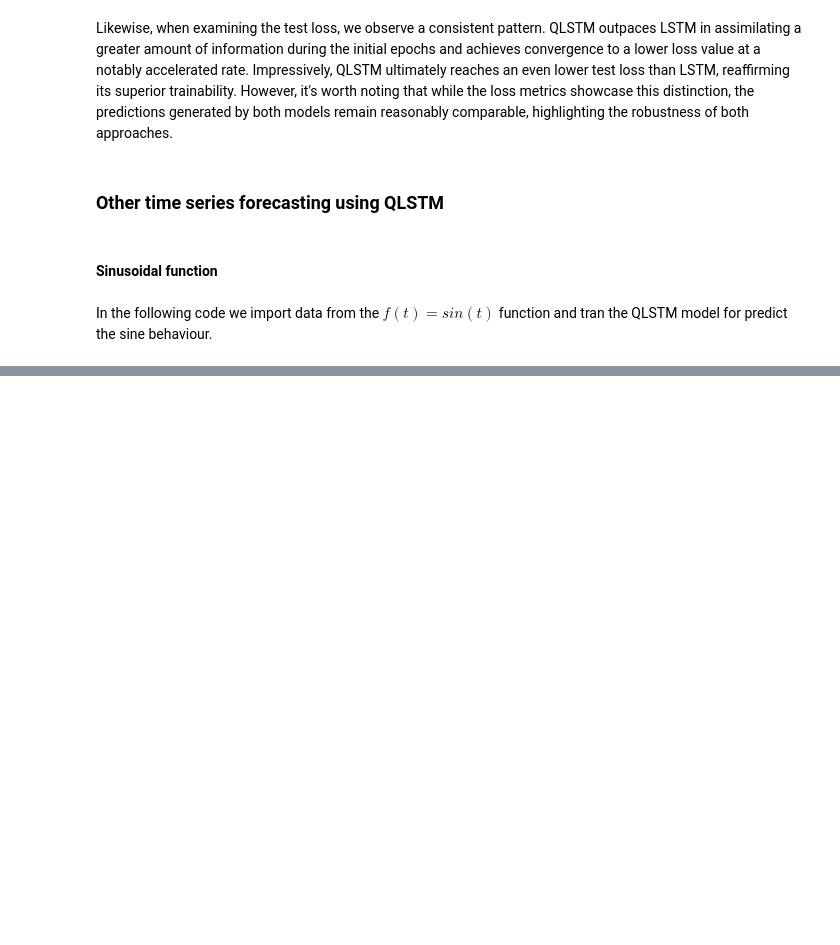
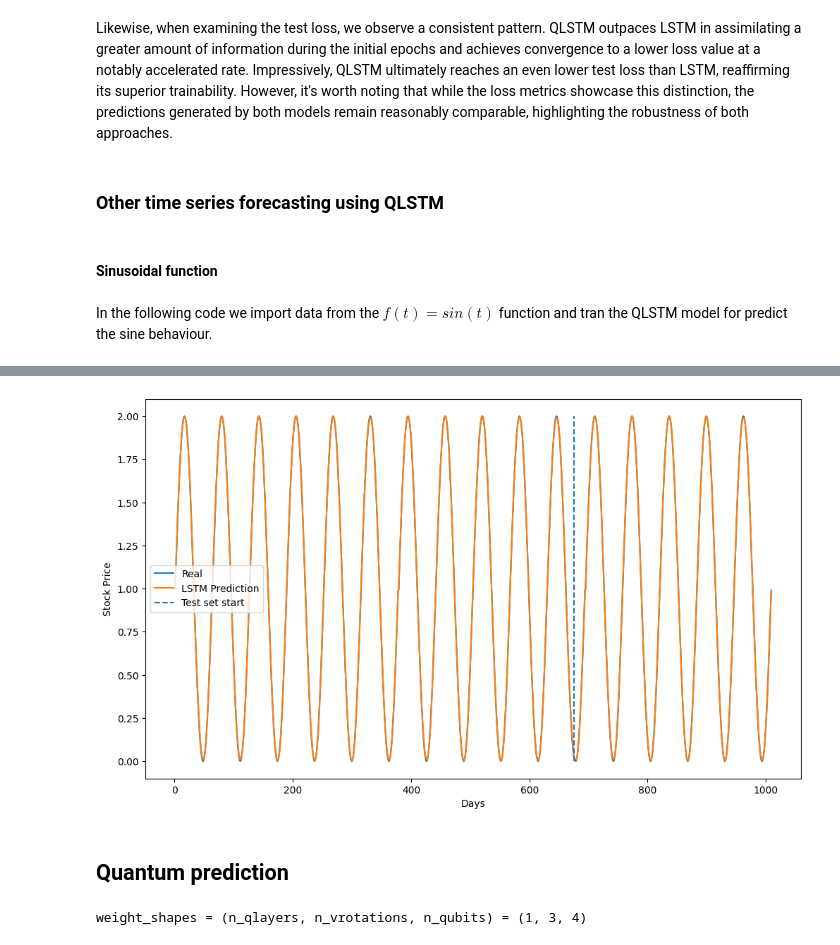
Before and after one commit to Jordi008/QLSTM, a Jupyter notebook: QLSTM_Functional.ipynb, the cells around one changed output, grey strips where cells are left out. Drawn from its saved outputs; the diff is of its cells as text; code cells hidden in the pictures; blank space fills up the shorter version.

```diff
--- a/QLSTM_Functional.ipynb
+++ b/QLSTM_Functional.ipynb
@@ -547,0 +685,6 @@ In the following code we import data from the $f(t) = sin(t)$ function and tran
+# %%
+training_percentage = 0.67
+size = int(len(df) * training_percentage)
+
+df_train = df.loc[:size].copy()
+df_test = df.loc[size:].copy()
@@ -547,0 +778,7 @@ In the following code we import data from the $f(t) = sin(t)$ function and tran
+# %%
+learning_rate = 0.0001
+num_hidden_units = 16
+
+model = ShallowRegressionLSTM(num_sensors=len(features), hidden_units=num_hidden_units)
+loss_function = nn.MSELoss()
+optimizer = torch.optim.Adam(model.parameters(), lr=learning_rate)
@@ -547,0 +829,23 @@ In the following code we import data from the $f(t) = sin(t)$ function and tran
+# %%
+def predict(data_loader, model):
+    output = torch.tensor([])
+    model.eval()
+    with torch.no_grad():
+        for X, _ in data_loader:
+            y_star = model(X)
+            output = torch.cat((output, y_star), 0)
+
+    return output
+# %%
+train_eval_loader = DataLoader(train_dataset, batch_size=batch_size, shuffle=False)
+
+ystar_col = "Model forecast"
+df_train[ystar_col] = predict(train_eval_loader, model).numpy()
+df_test[ystar_col] = predict(test_loader, model).numpy()
+
+df_out = pd.concat((df_train, df_test))[[target, ystar_col]]
+
+for c in df_out.columns:
+    df_out[c] = df_out[c] * target_stdev + target_mean
+
+print(df_out)
@@ -547,0 +867,13 @@ In the following code we import data from the $f(t) = sin(t)$ function and tran
+# %%
+plt.figure(figsize=(12, 7))
+plt.plot(range(1,1009), df_out["sin(x)+1"], label = "Real")
+plt.plot(range(1,1009), df_out["Model forecast"], label = "LSTM Prediction")
+plt.ylabel('Stock Price')
+plt.xlabel('Days')
+plt.vlines(size, ymin = 0, ymax = 2, label = "Test set start", linestyles = "dashed")
+plt.legend()
+plt.show()
+# %% [output]
+[figure, added]
+# %% [markdown]
+## Quantum prediction
@@ -547,0 +882,9 @@ In the following code we import data from the $f(t) = sin(t)$ function and tran
+# %%
+learning_rate = 0.0001
+num_hidden_units = 16
+
+Qmodel = QShallowRegressionLSTM(num_sensors=len(features), hidden_units=num_hidden_units, n_qubits=4)
+loss_function = nn.MSELoss()
+optimizer = torch.optim.Adagrad(Qmodel.parameters(), lr=learning_rate)
+# %% [output]
+weight_shapes = (n_qlayers, n_vrotations, n_qubits) = (1, 3, 4)
```
Also changed, not shown: parts of 54 cells of this notebook, 4 other files.
